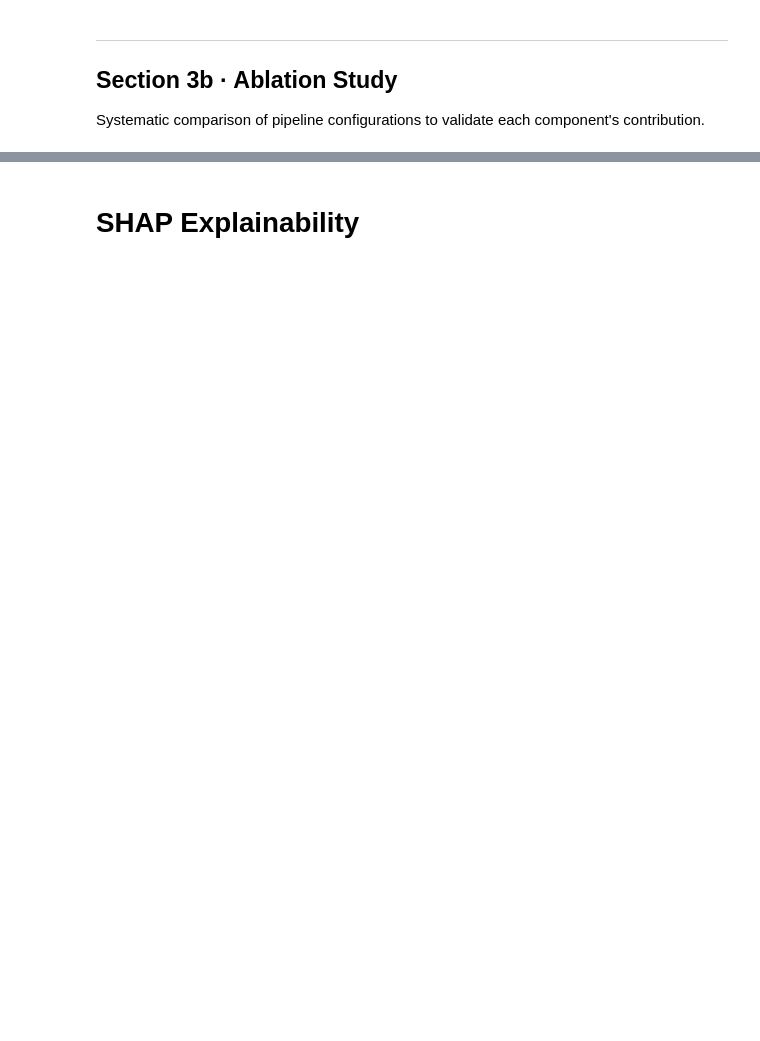
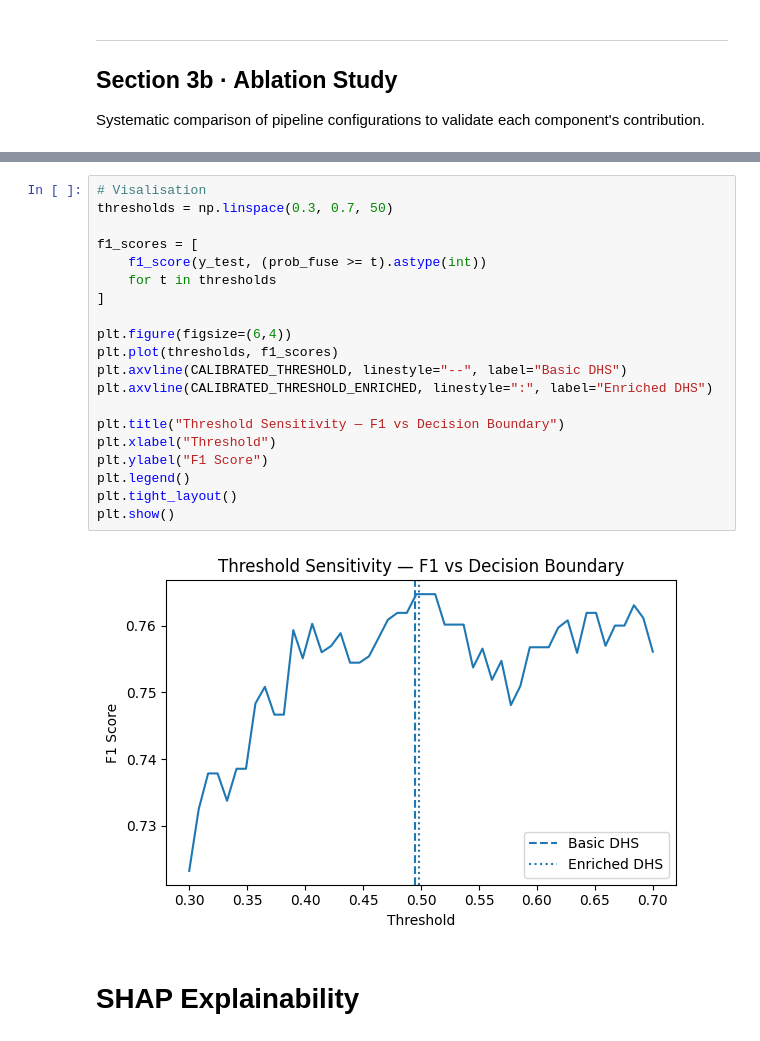
Before and after one commit to RELEBOHILE-PHEKO/Autism-Risk-Screening, a Jupyter notebook: notebook/autism_screening_pipeline_patched.ipynb, the cells around one changed output, grey strips where cells are left out. Drawn from its saved outputs; the diff is of its cells as text; blank space fills up the shorter version.

```diff
--- a/notebook/autism_screening_pipeline_patched.ipynb
+++ b/notebook/autism_screening_pipeline_patched.ipynb
@@ -934,3 +1074,25 @@ Saved: outputs/evaluation/ablation_study.csv
+# %%
+# Visalisation
+thresholds = np.linspace(0.3, 0.7, 50)
+
+f1_scores = [
+    f1_score(y_test, (prob_fuse >= t).astype(int))
+    for t in thresholds
+]
+
+plt.figure(figsize=(6,4))
+plt.plot(thresholds, f1_scores)
+plt.axvline(CALIBRATED_THRESHOLD, linestyle="--", label="Basic DHS")
+plt.axvline(CALIBRATED_THRESHOLD_ENRICHED, linestyle=":", label="Enriched DHS")
+
+plt.title("Threshold Sensitivity — F1 vs Decision Boundary")
+plt.xlabel("Threshold")
+plt.ylabel("F1 Score")
+plt.legend()
+plt.tight_layout()
+plt.show()
+# %% [output]
+[figure, added]
 # %% [markdown]
 # SHAP Explainability
 # %%
```
Also changed, not shown: parts of 24 cells of this notebook, 3 other files.
